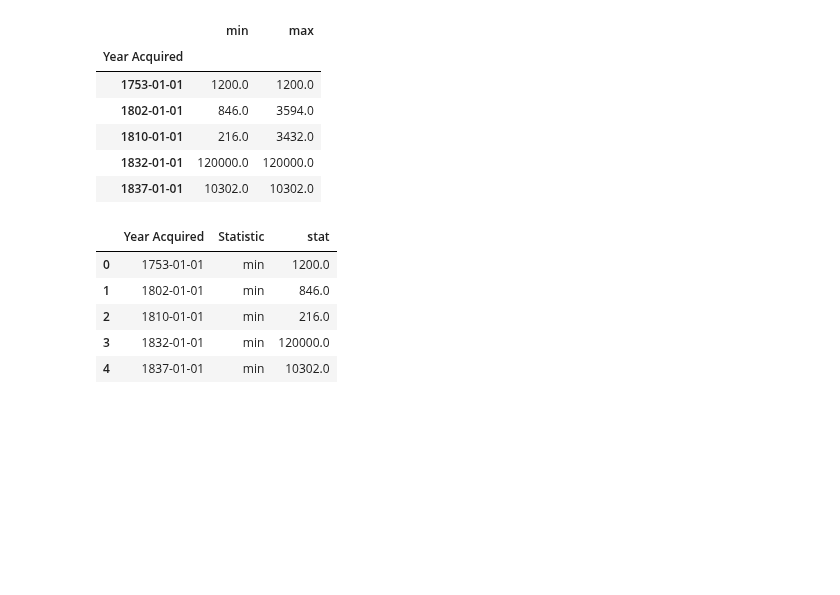
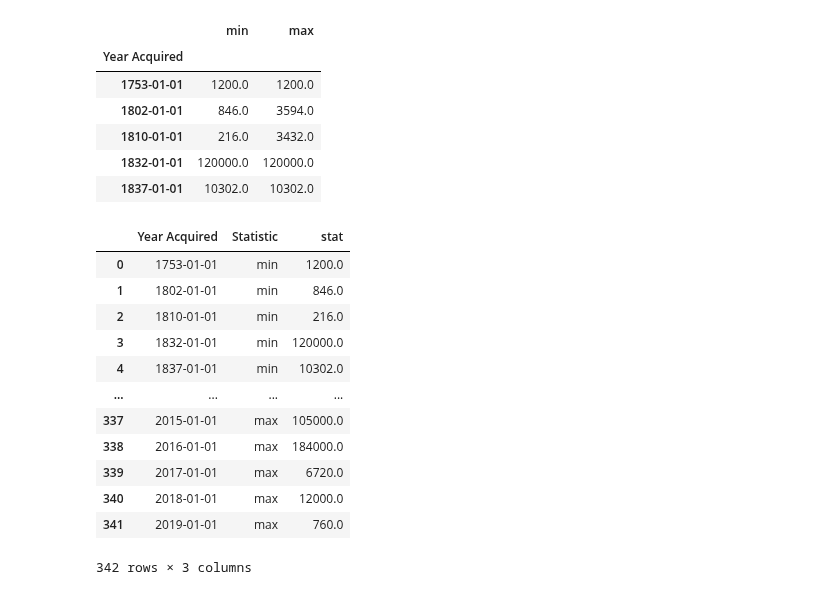
Before and after one commit to UIUC-iSchool-DataViz/is445_bcubcg_fall2023, a Jupyter notebook: week12/inClass_week12.ipynb, the cells around one changed output. Cells and saved outputs as stored; diff of their text form; code cells hidden in the pictures; blank space fills up the shorter version.

```diff
--- a/week12/inClass_week12.ipynb
+++ b/week12/inClass_week12.ipynb
@@ -206,11 +206,18 @@ source = stats_min.reset_index().melt('Year Acquired',
                                       var_name='Statistic',
                                      value_name='stat')
 # %%
-source.head()
+source
 # %% [output]
 |  | Year Acquired | Statistic | stat |
 | 0 | 1753-01-01 | min | 1200.0 |
 | 1 | 1802-01-01 | min | 846.0 |
 | 2 | 1810-01-01 | min | 216.0 |
 | 3 | 1832-01-01 | min | 120000.0 |
 | 4 | 1837-01-01 | min | 10302.0 |
+| ... | ... | ... | ... |
+| 337 | 2015-01-01 | max | 105000.0 |
+| 338 | 2016-01-01 | max | 184000.0 |
+| 339 | 2017-01-01 | max | 6720.0 |
+| 340 | 2018-01-01 | max | 12000.0 |
+| 341 | 2019-01-01 | max | 760.0 |
+342 rows × 3 columns
```
Also changed, not shown: parts of 1 cell of this notebook.
